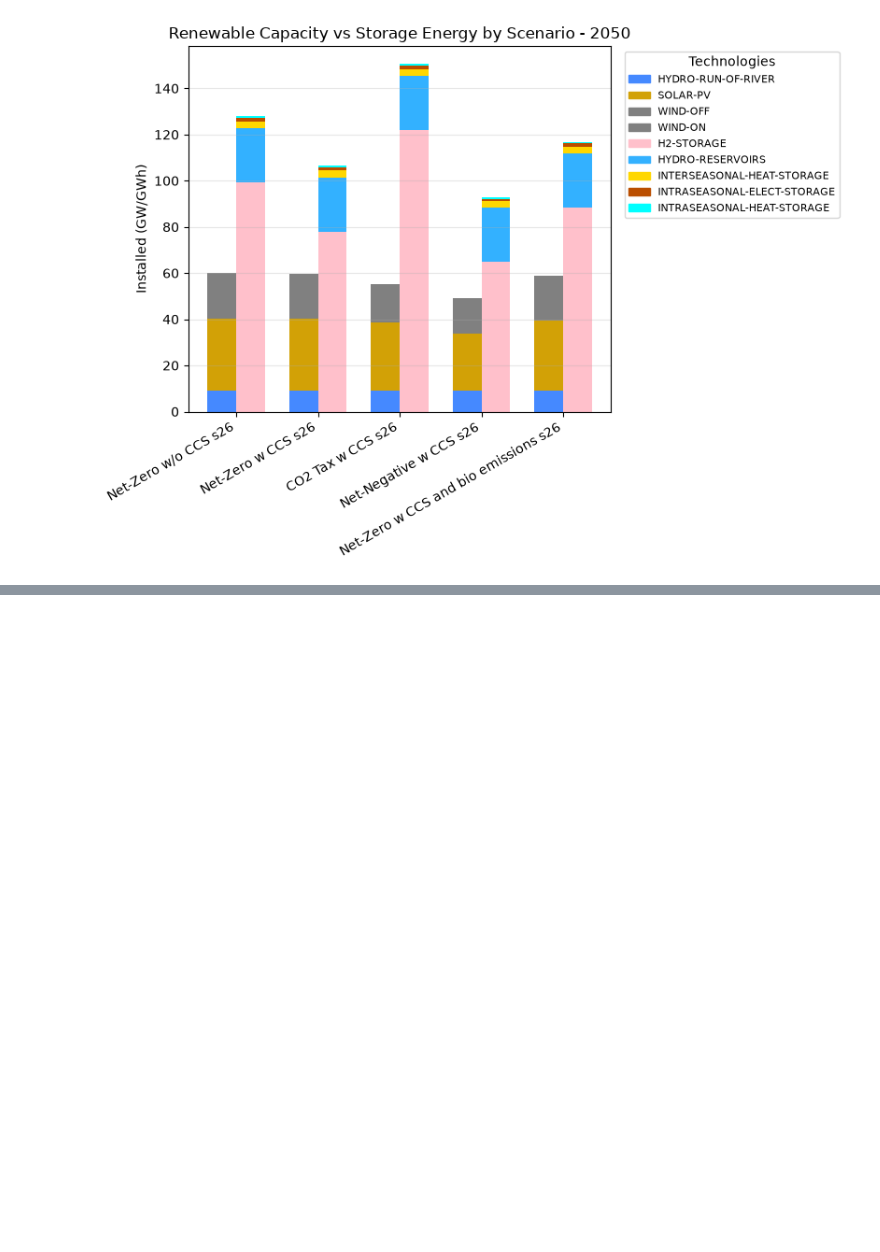
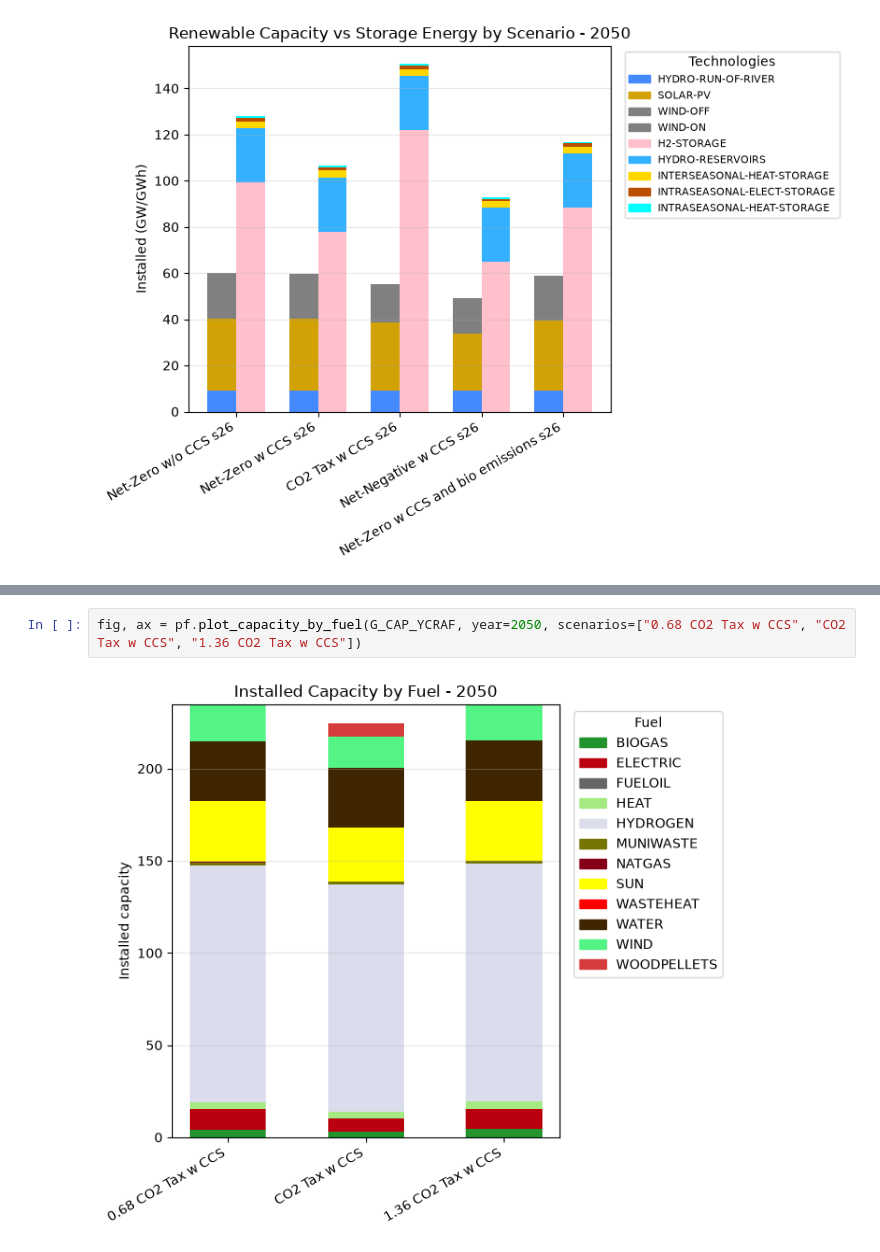
Before and after one commit to mariajosseu/ccs_balmorel_project, a Jupyter notebook: examples/PostProcessing.ipynb, the cells around one changed output, grey strips where cells are left out. Drawn from its saved outputs; the diff is of its cells as text; blank space fills up the shorter version.

```diff
--- a/examples/PostProcessing.ipynb
+++ b/examples/PostProcessing.ipynb
@@ -174 +179,5 @@ NameError: name 'generation_fuel_color' is not defined
+# %%
+fig, ax = pf.plot_capacity_by_fuel(G_CAP_YCRAF, year=2050, scenarios=["0.68 CO2 Tax w CCS", "CO2 Tax w CCS", "1.36 CO2 Tax w CCS"])
+# %% [output]
+[figure, added]
 # %%
```
Also changed, not shown: parts of 6 cells of this notebook, 24 other files.
